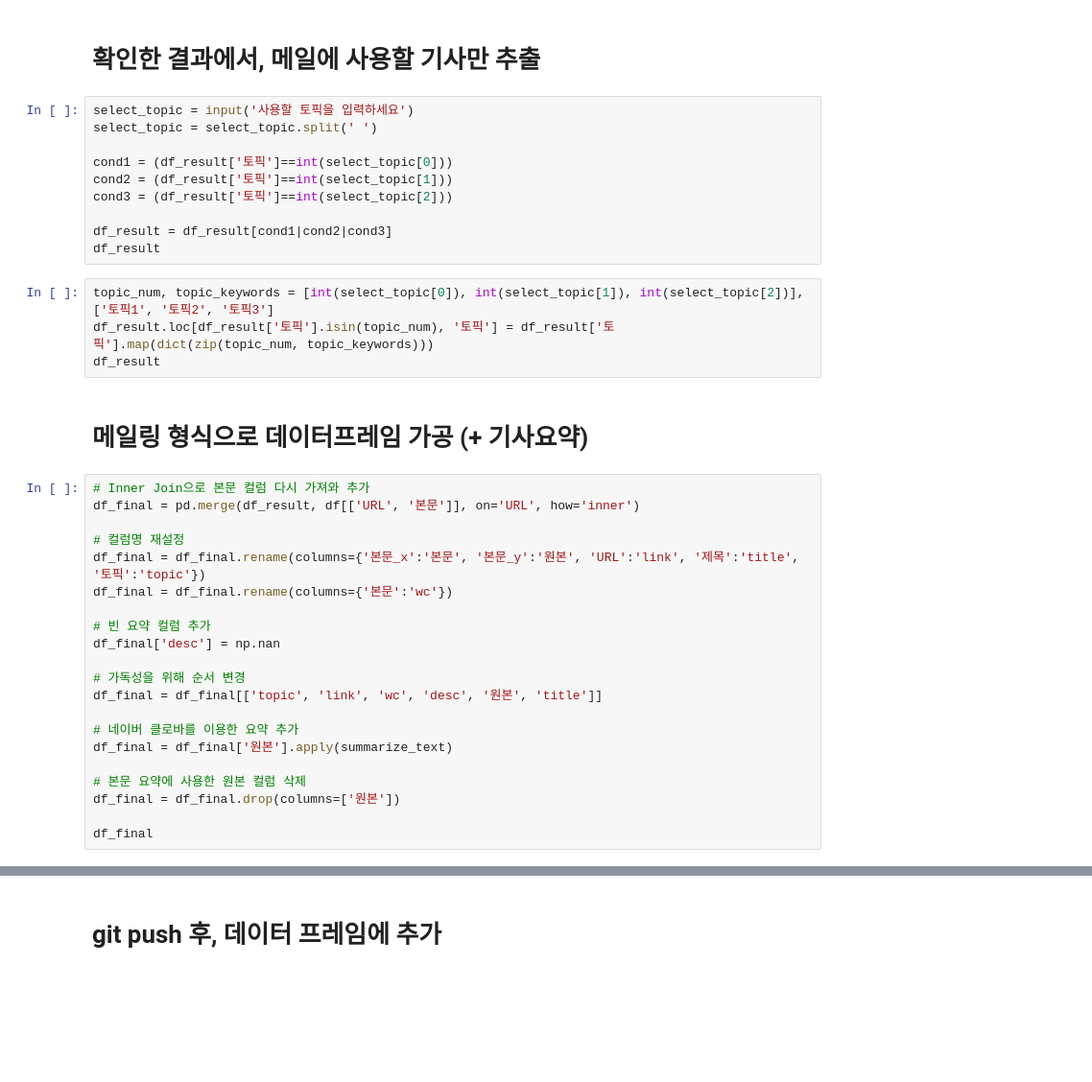
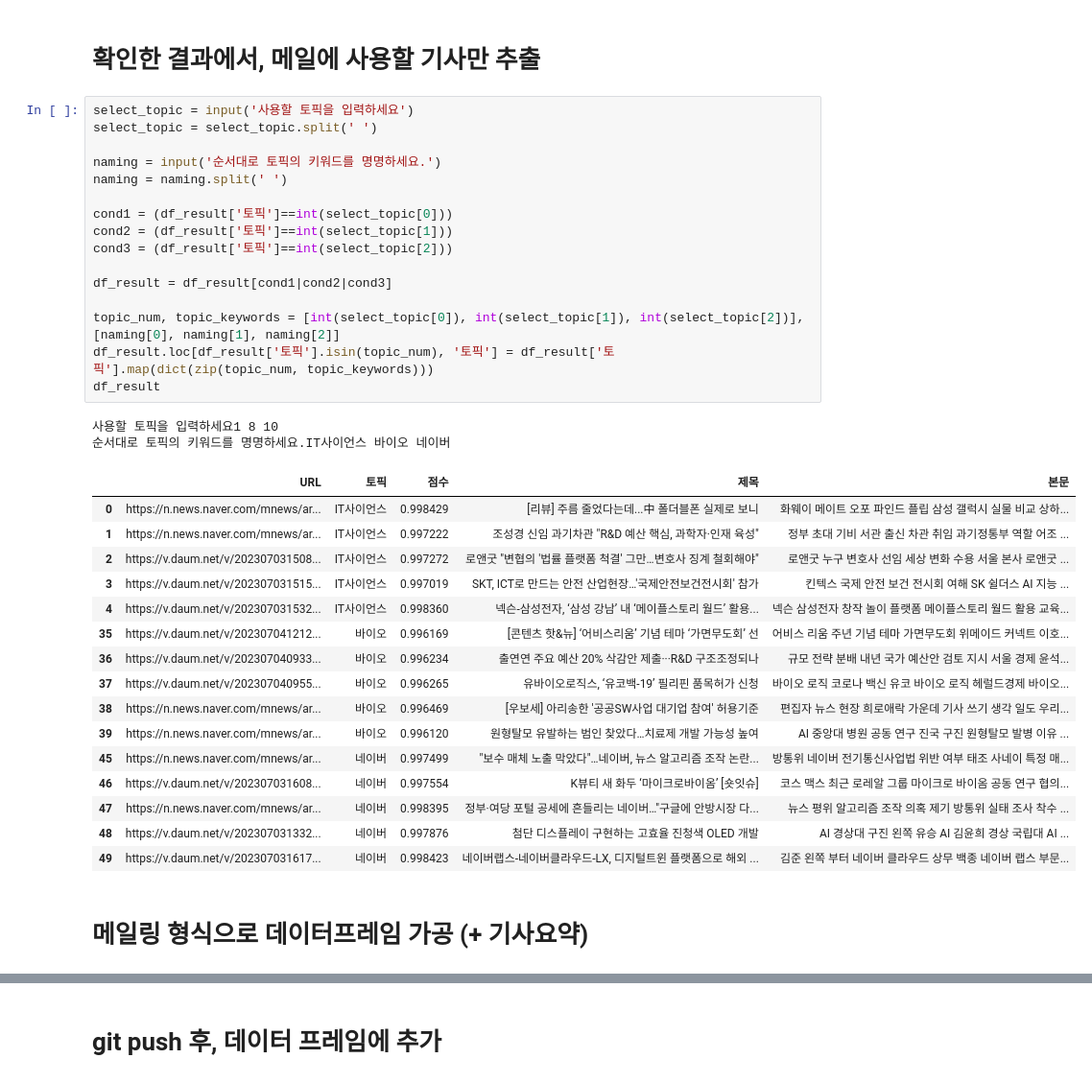
Before and after one commit to jinn0135/DA28_final_PagePalette, a Jupyter notebook: news/최종합본.ipynb, the cells around one changed output, grey strips where cells are left out. Shown: that part at 96% size. Drawn from its saved outputs; the diff is of its cells as text; blank space fills up the shorter version.

```diff
--- a/news/최종합본.ipynb
+++ b/news/최종합본.ipynb
@@ -247,37 +361,37 @@ display(df_result[df_result['토픽']==3])
 # %%
 select_topic = input('사용할 토픽을 입력하세요')
 select_topic = select_topic.split(' ')
+
+naming = input('순서대로 토픽의 키워드를 명명하세요.')
+naming = naming.split(' ')
 
 cond1 = (df_result['토픽']==int(select_topic[0]))
 cond2 = (df_result['토픽']==int(select_topic[1]))
 cond3 = (df_result['토픽']==int(select_topic[2]))
 
 df_result = df_result[cond1|cond2|cond3]
+
+topic_num, topic_keywords = [int(select_topic[0]), int(select_topic[1]), int(select_topic[2])], [naming[0], naming[1], naming[2]]
+df_result.loc[df_result['토픽'].isin(topic_num), '토픽'] = df_result['토픽'].map(dict(zip(topic_num, topic_keywords)))
 df_result
+# %% [output]
+사용할 토픽을 입력하세요1 8 10
+순서대로 토픽의 키워드를 명명하세요.IT사이언스 바이오 네이버
+|  | URL | 토픽 | 점수 | 제목 | 본문 |
+| 0 | https://n.news.naver.com/mnews/ar... | IT사이언스 | 0.998429 | [리뷰] 주름 줄었다는데...中 폴더블폰 실제로 보니 | 화웨이 메이트 오포 파인드 플립 삼성 갤럭시 실물 비교 상하... |
+| 1 | https://n.news.naver.com/mnews/ar... | IT사이언스 | 0.997222 | 조성경 신임 과기차관 "R&D 예산 핵심, 과학자·인재 육성" | 정부 초대 기비 서관 출신 차관 취임 과기정통부 역할 어조 ... |
+| 2 | https://v.daum.net/v/202307031508... | IT사이언스 | 0.997272 | 로앤굿 "변협의 '법률 플랫폼 척결' 그만…변호사 징계 철회해야" | 로앤굿 누구 변호사 선임 세상 변화 수용 서울 본사 로앤굿 ... |
+| 3 | https://v.daum.net/v/202307031515... | IT사이언스 | 0.997019 | SKT, ICT로 만드는 안전 산업현장…'국제안전보건전시회' 참가 | 킨텍스 국제 안전 보건 전시회 여해 SK 쉴더스 AI 지능 ... |
+| 4 | https://v.daum.net/v/202307031532... | IT사이언스 | 0.998360 | 넥슨-삼성전자, ‘삼성 강남’ 내 ‘메이플스토리 월드’ 활용... | 넥슨 삼성전자 창작 놀이 플랫폼 메이플스토리 월드 활용 교육... |
+| 35 | https://v.daum.net/v/202307041212... | 바이오 | 0.996169 | [콘텐츠 핫&뉴] ‘어비스리움’ 기념 테마 ‘가면무도회’ 선 | 어비스 리움 주년 기념 테마 가면무도회 위메이드 커넥트 이호... |
+| 36 | https://v.daum.net/v/202307040933... | 바이오 | 0.996234 | 출연연 주요 예산 20% 삭감안 제출···R&D 구조조정되나 | 규모 전략 분배 내년 국가 예산안 검토 지시 서울 경제 윤석... |
+| 37 | https://v.daum.net/v/202307040955... | 바이오 | 0.996265 | 유바이오로직스, ‘유코백-19’ 필리핀 품목허가 신청 | 바이오 로직 코로나 백신 유코 바이오 로직 헤럴드경제 바이오... |
+| 38 | https://n.news.naver.com/mnews/ar... | 바이오 | 0.996469 | [우보세] 아리송한 '공공SW사업 대기업 참여' 허용기준 | 편집자 뉴스 현장 희로애락 가운데 기사 쓰기 생각 일도 우리... |
+| 39 | https://n.news.naver.com/mnews/ar... | 바이오 | 0.996120 | 원형탈모 유발하는 범인 찾았다…치료제 개발 가능성 높여 | AI 중앙대 병원 공동 연구 진국 구진 원형탈모 발병 이유 ... |
+| 45 | https://n.news.naver.com/mnews/ar... | 네이버 | 0.997499 | "보수 매체 노출 막았다"…네이버, 뉴스 알고리즘 조작 논란... | 방통위 네이버 전기통신사업법 위반 여부 태조 사네이 특정 매... |
+| 46 | https://v.daum.net/v/202307031608... | 네이버 | 0.997554 | K뷰티 새 화두 ‘마이크로바이옴’ [숏잇슈] | 코스 맥스 최근 로레알 그룹 마이크로 바이옴 공동 연구 협의... |
+| 47 | https://n.news.naver.com/mnews/ar... | 네이버 | 0.998395 | 정부·여당 포털 공세에 흔들리는 네이버…"구글에 안방시장 다... | 뉴스 평위 알고리즘 조작 의혹 제기 방통위 실태 조사 착수 ... |
+| 48 | https://v.daum.net/v/202307031332... | 네이버 | 0.997876 | 첨단 디스플레이 구현하는 고효율 진청색 OLED 개발 | AI 경상대 구진 왼쪽 유승 AI 김윤희 경상 국립대 AI ... |
+| 49 | https://v.daum.net/v/202307031617... | 네이버 | 0.998423 | 네이버랩스-네이버클라우드-LX, 디지털트윈 플랫폼으로 해외 ... | 김준 왼쪽 부터 네이버 클라우드 상무 백종 네이버 랩스 부문... |
-# %%
-topic_num, topic_keywords = [int(select_topic[0]), int(select_topic[1]), int(select_topic[2])], ['토픽1', '토픽2', '토픽3']
-df_result.loc[df_result['토픽'].isin(topic_num), '토픽'] = df_result['토픽'].map(dict(zip(topic_num, topic_keywords)))
-df_result
 # %% [markdown]
 # 메일링 형식으로 데이터프레임 가공 (+ 기사요약)
-# %%
-# Inner Join으로 본문 컬럼 다시 가져와 추가
-df_final = pd.merge(df_result, df[['URL', '본문']], on='URL', how='inner')
-
-# 컬럼명 재설정
-df_final = df_final.rename(columns={'본문_x':'본문', '본문_y':'원본', 'URL':'link', '제목':'title', '토픽':'topic'})
-df_final = df_final.rename(columns={'본문':'wc'})
-
-# 빈 요약 컬럼 추가
-df_final['desc'] = np.nan
-
-# 가독성을 위해 순서 변경
-df_final = df_final[['topic', 'link', 'wc', 'desc', '원본', 'title']]
-
-# 네이버 클로바를 이용한 요약 추가
-df_final = df_final['원본'].apply(summarize_text)
-
-# 본문 요약에 사용한 원본 컬럼 삭제
-df_final = df_final.drop(columns=['원본'])
-
-df_final
```
Also changed, not shown: parts of 22 cells of this notebook, 4 other files.
